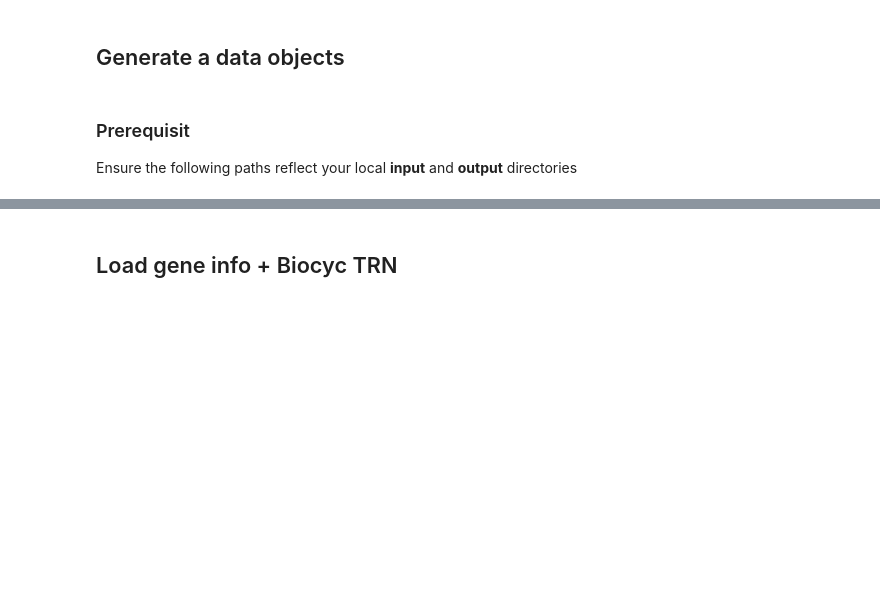
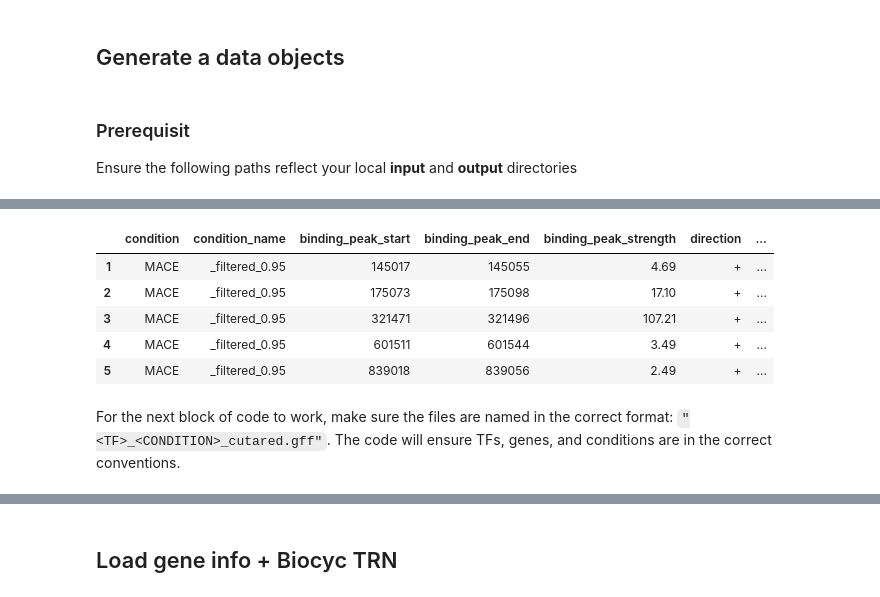
Before and after one commit to SBRG/ChIPdb, a Jupyter notebook: plot_dev/data_generation/ChIPdb_data_generation.ipynb, the cells around one changed output, grey strips where cells are left out. Cells and saved outputs as stored; diff of their text form; code cells hidden in the pictures; blank space fills up the shorter version.

```diff
--- a/plot_dev/data_generation/ChIPdb_data_generation.ipynb
+++ b/plot_dev/data_generation/ChIPdb_data_generation.ipynb
@@ -28,5 +24,5 @@ NameError: name 'abspath' is not defined
 # %%
-in_data = join(data_dir, 'input_data')
-in_gff = join(in_data, 'gff_data')
-out_data_venn = join(data_dir, 'output_data','venn_data')
-out_data_table = join(data_dir, 'output_data','table_data')
+in_data = './input_data/'
+in_gff = in_data + 'gff_data/'
+out_data_venn = './output_data/'+'venn_data/'
+out_data_table = './output_data/'+'table_data/'
@@ -37,8 +52,8 @@ database = defaultdict(list)
 # %%
-filelist = [file for file in os.listdir(int_dir)]
+filelist = [file for file in os.listdir(in_gff)]
 
 for i in range(0,len(filelist)):
-    df = pd.read_csv(path.join(int_dir,filelist[i]),index_col=0,
+    df = pd.read_csv(path.join(in_gff,filelist[i]),index_col=0,
                                  delimiter='\t', header=None,
                                  names = ['ref','condition', 'condition_name',
                                           "binding_peak_start",'binding_peak_end',
@@ -54,0 +64,12 @@ for i in range (0,len(database)):
+# %%
+database[13].head()
+# %% [output]
+|  | condition | condition_name | binding_peak_start | binding_peak_end | binding_peak_strength | direction | ... |
+| 1 | MACE | _filtered_0.95 | 145017 | 145055 | 4.69 | + | ... |
+| 2 | MACE | _filtered_0.95 | 175073 | 175098 | 17.10 | + | ... |
+| 3 | MACE | _filtered_0.95 | 321471 | 321496 | 107.21 | + | ... |
+| 4 | MACE | _filtered_0.95 | 601511 | 601544 | 3.49 | + | ... |
+| 5 | MACE | _filtered_0.95 | 839018 | 839056 | 2.49 | + | ... |
+# %% [markdown]
+For the next block of code to work, make sure the files are named in the correct format:
+    `"<TF>_<CONDITION>_cutared.gff"`. The code will ensure TFs, genes, and conditions are in the correct conventions.
```
Also changed, not shown: parts of 22 cells of this notebook, 28 other files.
